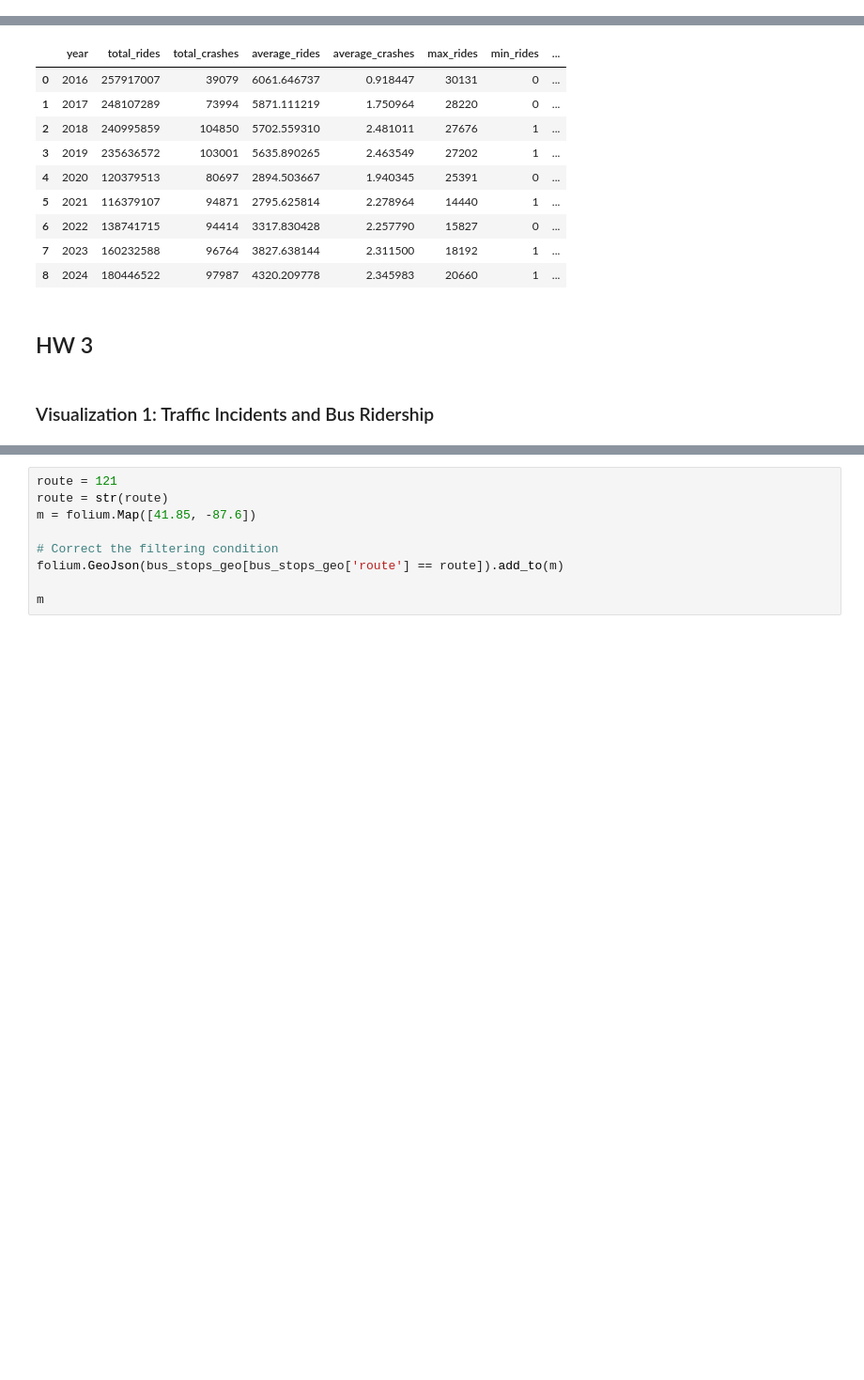
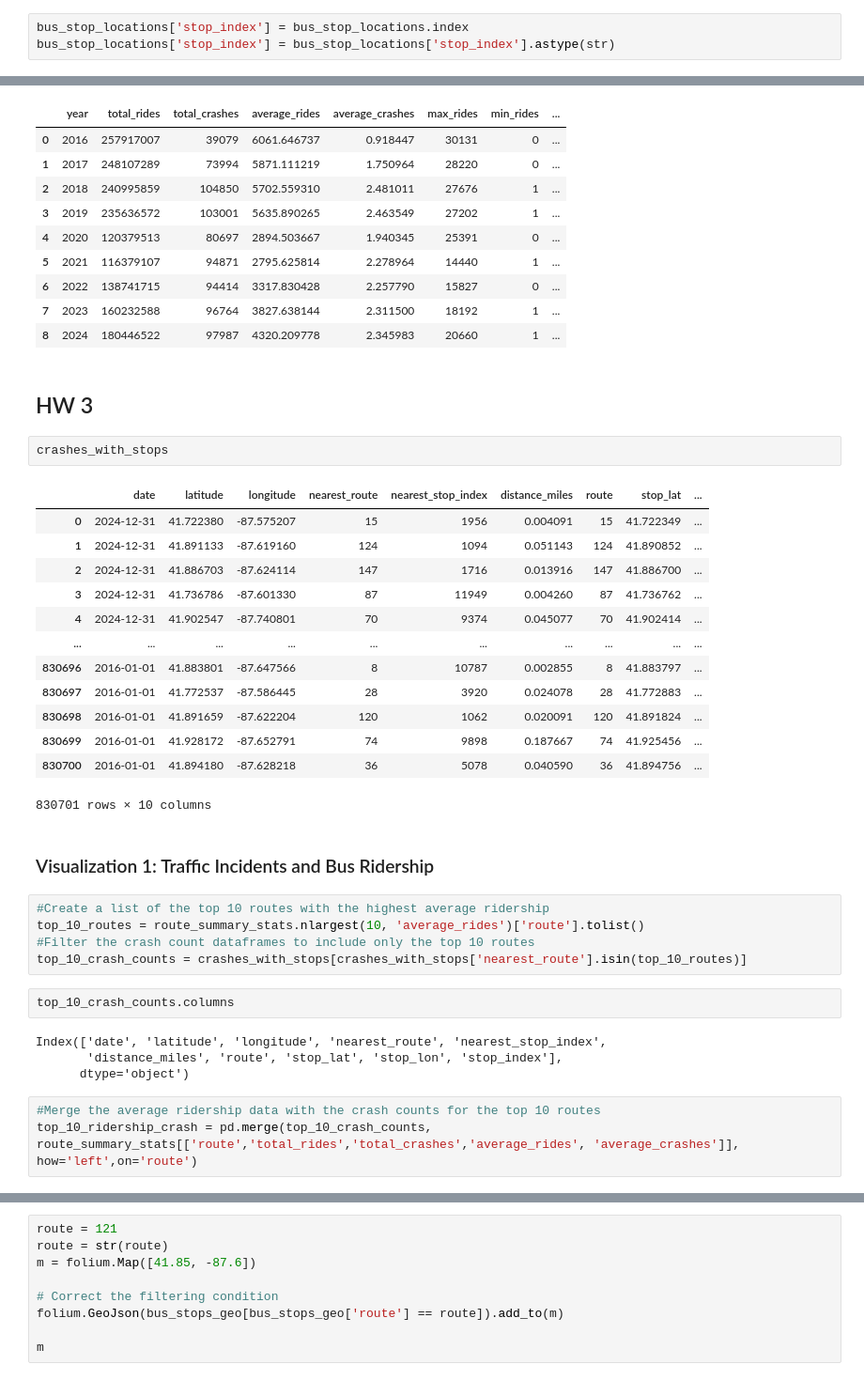
Before and after one commit to chance-roberts/DATA6330_RobertsC, a Jupyter notebook: RobertsC_DATA6330.ipynb, the cells around one changed output, grey strips where cells are left out. Shown at 94% size. Saved outputs shown, nothing was run; the diff lists cells and outputs as text; blank space fills up the shorter version.

```diff
--- a/RobertsC_DATA6330.ipynb
+++ b/RobertsC_DATA6330.ipynb
@@ -376,0 +382,3 @@ KeyError: 'stop_index'
+# %%
+bus_stop_locations['stop_index'] = bus_stop_locations.index
+bus_stop_locations['stop_index'] = bus_stop_locations['stop_index'].astype(str)
@@ -597,5 +678,35 @@ year_bus_summary_stats
 | 8 | 2024 | 180446522 | 97987 | 4320.209778 | 2.345983 | 20660 | 1 | ... |
 # %% [markdown]
 ## HW 3
+# %%
+crashes_with_stops
+# %% [output]
+|  | date | latitude | longitude | nearest_route | nearest_stop_index | distance_miles | route | stop_lat | ... |
+| 0 | 2024-12-31 | 41.722380 | -87.575207 | 15 | 1956 | 0.004091 | 15 | 41.722349 | ... |
+| 1 | 2024-12-31 | 41.891133 | -87.619160 | 124 | 1094 | 0.051143 | 124 | 41.890852 | ... |
+| 2 | 2024-12-31 | 41.886703 | -87.624114 | 147 | 1716 | 0.013916 | 147 | 41.886700 | ... |
+| 3 | 2024-12-31 | 41.736786 | -87.601330 | 87 | 11949 | 0.004260 | 87 | 41.736762 | ... |
+| 4 | 2024-12-31 | 41.902547 | -87.740801 | 70 | 9374 | 0.045077 | 70 | 41.902414 | ... |
+| ... | ... | ... | ... | ... | ... | ... | ... | ... | ... |
+| 830696 | 2016-01-01 | 41.883801 | -87.647566 | 8 | 10787 | 0.002855 | 8 | 41.883797 | ... |
+| 830697 | 2016-01-01 | 41.772537 | -87.586445 | 28 | 3920 | 0.024078 | 28 | 41.772883 | ... |
+| 830698 | 2016-01-01 | 41.891659 | -87.622204 | 120 | 1062 | 0.020091 | 120 | 41.891824 | ... |
+| 830699 | 2016-01-01 | 41.928172 | -87.652791 | 74 | 9898 | 0.187667 | 74 | 41.925456 | ... |
+| 830700 | 2016-01-01 | 41.894180 | -87.628218 | 36 | 5078 | 0.040590 | 36 | 41.894756 | ... |
+830701 rows × 10 columns
 # %% [markdown]
 ### Visualization 1: Traffic Incidents and Bus Ridership
+# %%
+#Create a list of the top 10 routes with the highest average ridership
+top_10_routes = route_summary_stats.nlargest(10, 'average_rides')['route'].tolist()
+#Filter the crash count dataframes to include only the top 10 routes
+top_10_crash_counts = crashes_with_stops[crashes_with_stops['nearest_route'].isin(top_10_routes)]
+# %%
+top_10_crash_counts.columns
+# %% [output]
+Index(['date', 'latitude', 'longitude', 'nearest_route', 'nearest_stop_index',
+       'distance_miles', 'route', 'stop_lat', 'stop_lon', 'stop_index'],
+      dtype='object')
+# %%
+#Merge the average ridership data with the crash counts for the top 10 routes
+top_10_ridership_crash = pd.merge(top_10_crash_counts, route_summary_stats[['route','total_rides','total_crashes','average_rides', 'average_crashes']], how='left',on='route')
```
Also changed, not shown: parts of 15 cells of this notebook.
